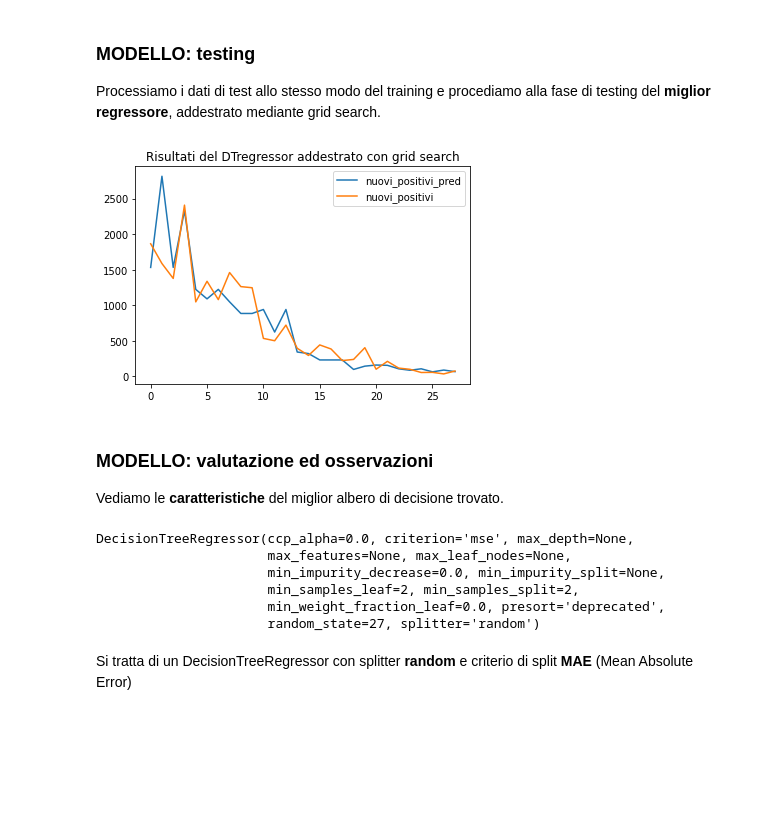
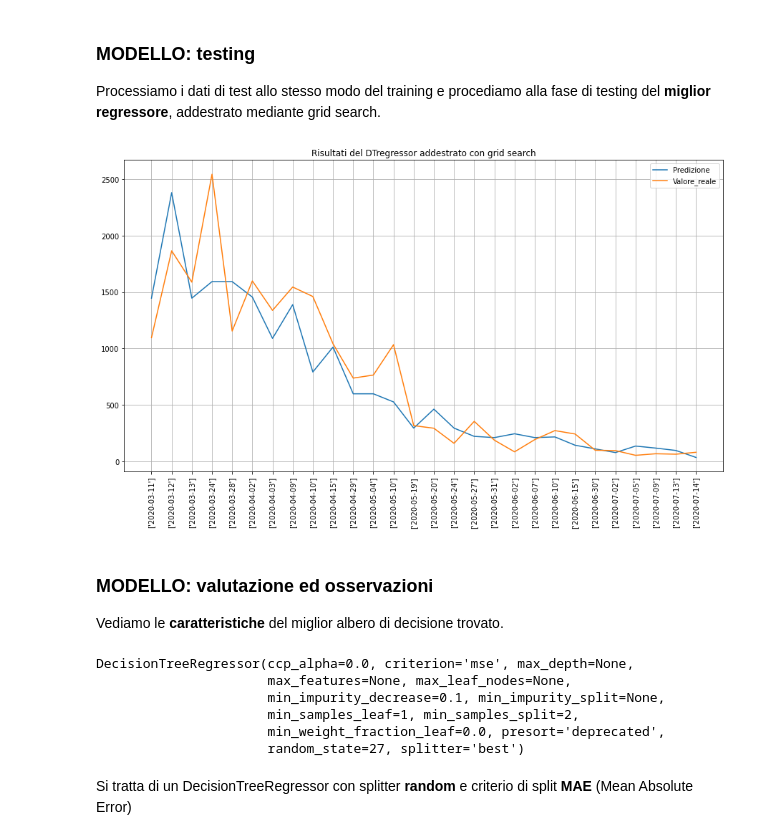
Before and after one commit to Tambup/MLDM_COVID-19, a Jupyter notebook: Dtr_Test.ipynb, the cells around one changed output. Saved outputs shown, nothing was run; the diff lists cells and outputs as text; code cells hidden in the pictures; blank space fills up the shorter version.

Commit message:
Modifica Grafico per renderlo piu espicito riguardo alle date utilizzate come test set

```diff
--- a/Dtr_Test.ipynb
+++ b/Dtr_Test.ipynb
@@ -72,10 +68,10 @@ train = df.sample(frac=0.8, random_state=rnd_state)
 test = df.drop(train.index)
 
 train_X = train[predictor_columns]
-train_y = train["fut2_nuovi_positivi"]
+train_y = train["fut1_nuovi_positivi"]
 
 test_X = test[predictor_columns]
-test_y = test["fut2_nuovi_positivi"]
+test_y = test["fut1_nuovi_positivi"]
 # %% [markdown]
 ### MODELLO: training ###
 
@@ -160,14 +156,20 @@ imputer = imputer.fit(test_X)
 test_X_imp = imputer.transform(test_X)
 
 predicted = best_regressor.predict(test_X_imp)
+# %%
+#print(list(test_X.index))
+x_triks=df.loc[list(test_X.index),['Data']]#prende gli indici dei dati di test e va nel csv originario e prende le date corrispondenti
+#print(x_triks.values)
 # %%
-plt.plot(predicted, label="nuovi_positivi_pred")
-plt.plot(test_y.values, label="nuovi_positivi")
+plt.plot(predicted, label="Predizione")
+plt.plot(test_y.values, label="Valore_reale")
+plt. xticks(np.arange(x_triks.shape[0]), (x_triks.values), rotation=90)
 plt.legend()
+plt.grid()
 plt.title("Risultati del DTregressor addestrato con grid search")
 plt.show()
 # %% [output]
-[figure, old version]
+[figure, new version]
 # %% [markdown]
 ### MODELLO: valutazione ed osservazioni ###
 
@@ -177,10 +179,10 @@ best_regressor
 # %% [output]
 DecisionTreeRegressor(ccp_alpha=0.0, criterion='mse', max_depth=None,
                       max_features=None, max_leaf_nodes=None,
-                      min_impurity_decrease=0.0, min_impurity_split=None,
-                      min_samples_leaf=2, min_samples_split=2,
+                      min_impurity_decrease=0.1, min_impurity_split=None,
+                      min_samples_leaf=1, min_samples_split=2,
                       min_weight_fraction_leaf=0.0, presort='deprecated',
-                      random_state=27, splitter='random')
+                      random_state=27, splitter='best')
 # %% [markdown]
 Si tratta di un DecisionTreeRegressor con splitter **random** e criterio di split **MAE** (Mean Absolute Error)
 # %% [markdown]
```
Also changed, not shown: parts of 5 cells of this notebook.
